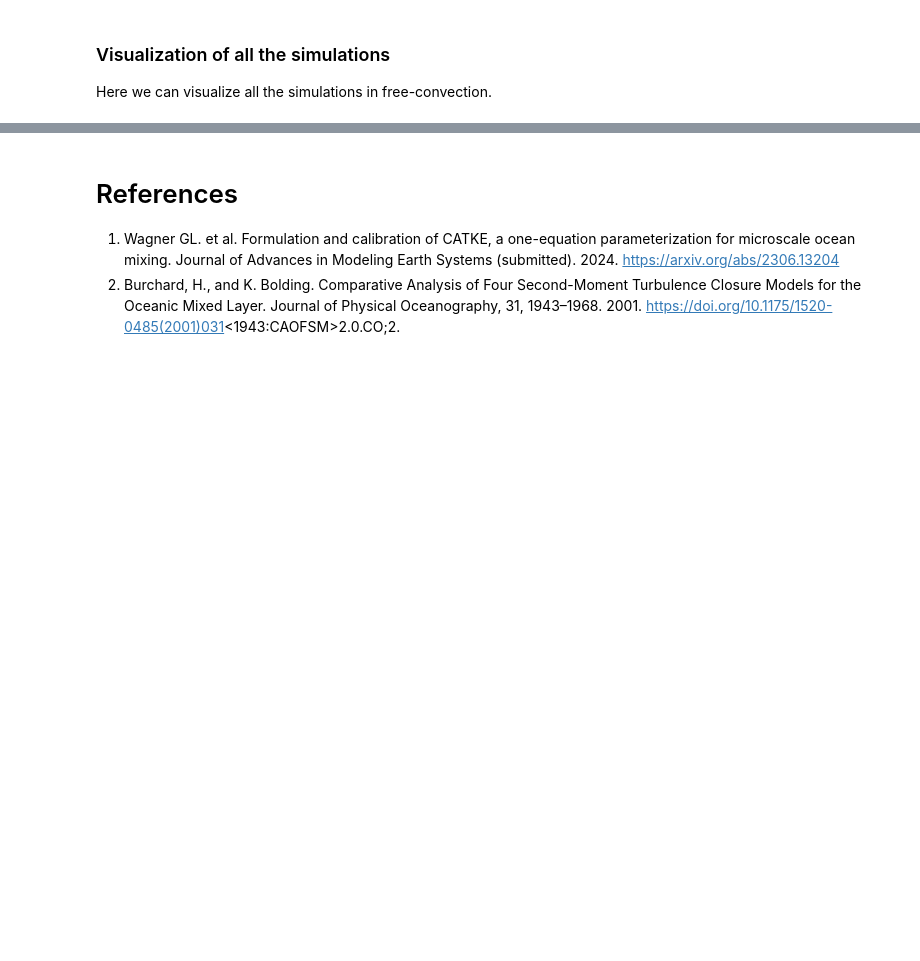
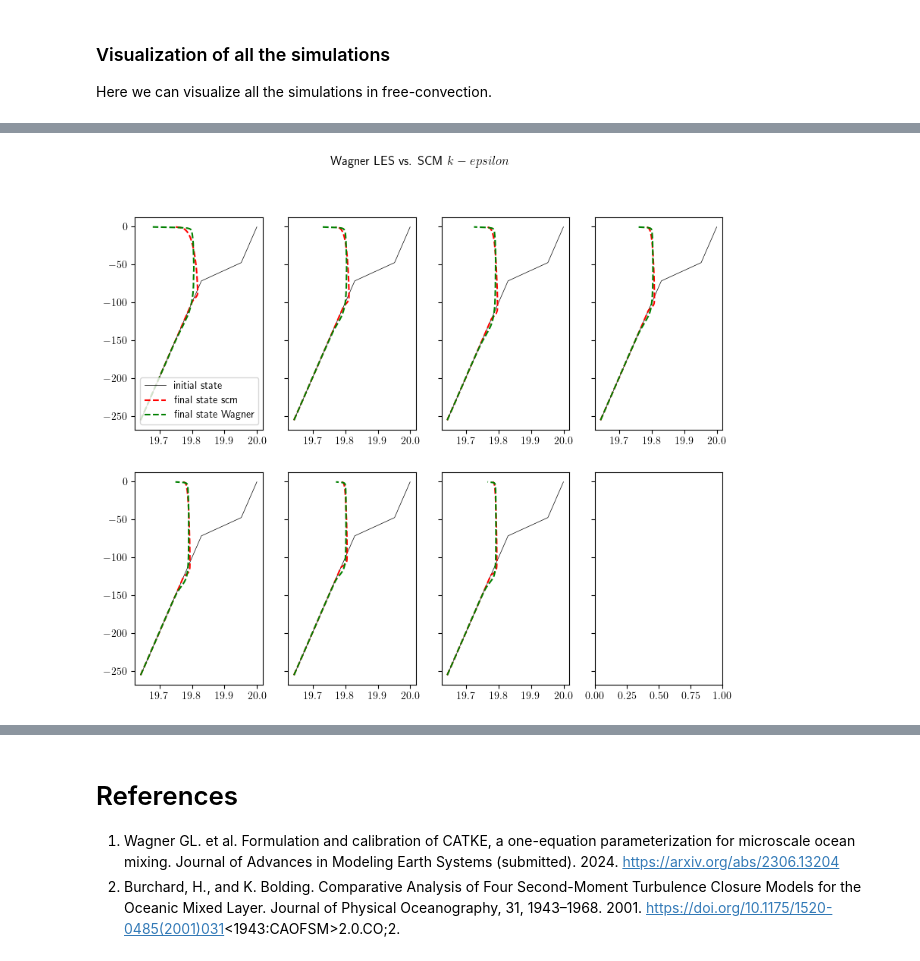
Before and after one commit to meom-group/tunax, a Jupyter notebook: notebooks/fit_wagner.ipynb, the cells around one changed output, grey strips where cells are left out. Saved outputs shown, nothing was run; the diff lists cells and outputs as text; code cells hidden in the pictures; blank space fills up the shorter version.

```diff
--- a/notebooks/fit_wagner.ipynb
+++ b/notebooks/fit_wagner.ipynb
@@ -101,0 +159,32 @@ plt.legend()
+# %%
+import matplotlib.pyplot as plt
+plt.rc('text', usetex=True)
+
+zr = model.grid.zr
+
+fig, axes = plt.subplots(2, 4, sharey=True, figsize=(10, 8))
+plt.tight_layout(rect=[0., 0., 0.1, 0.1])
+
+axes_list = []
+for axes_line in axes:
+    for ax in axes_line:
+        axes_list.append(ax)
+axes_list.pop()
+for i_ax, ax in enumerate(axes_list):
+    traj_scm = traj_scm_list[i_ax]
+    traj_wagner = traj_wagner_list[i_ax]
+    l_i, = ax.plot(traj_scm.t[0, :], zr, 'k', linewidth=0.5)
+    l_s, = ax.plot(traj_scm.t[-1, :], zr, 'r--')
+    l_w, = ax.plot(traj_wagner.t[-1, :], zr, 'g--')
+    if i_ax == 0:
+        l_i.set_label('initial state')
+        l_s.set_label('final state scm')
+        l_w.set_label('final state Wagner')
+
+axes_list[0].legend()
+
+fig.suptitle('Wagner LES vs. SCM $k-epsilon$')
+
+plt.show()
+# %% [output]
+[figure, added]
```
Also changed, not shown: parts of 12 cells of this notebook, 7 other files.
